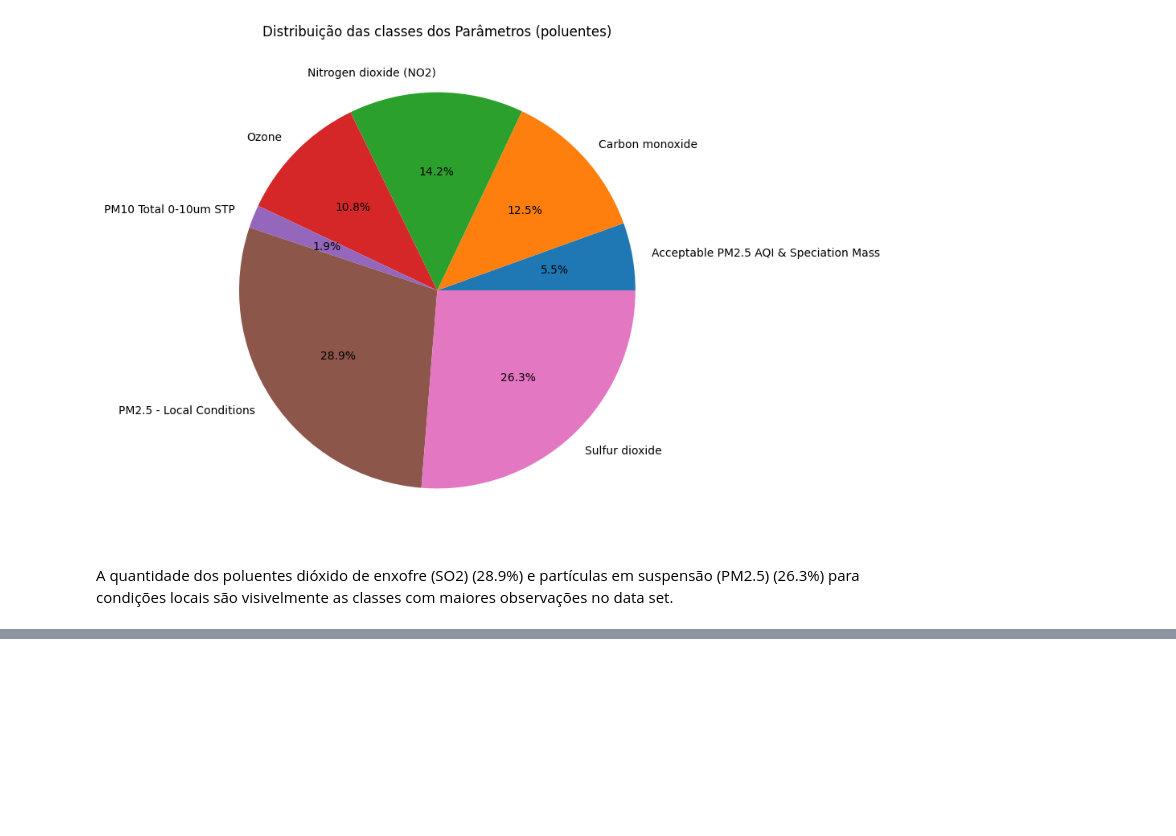
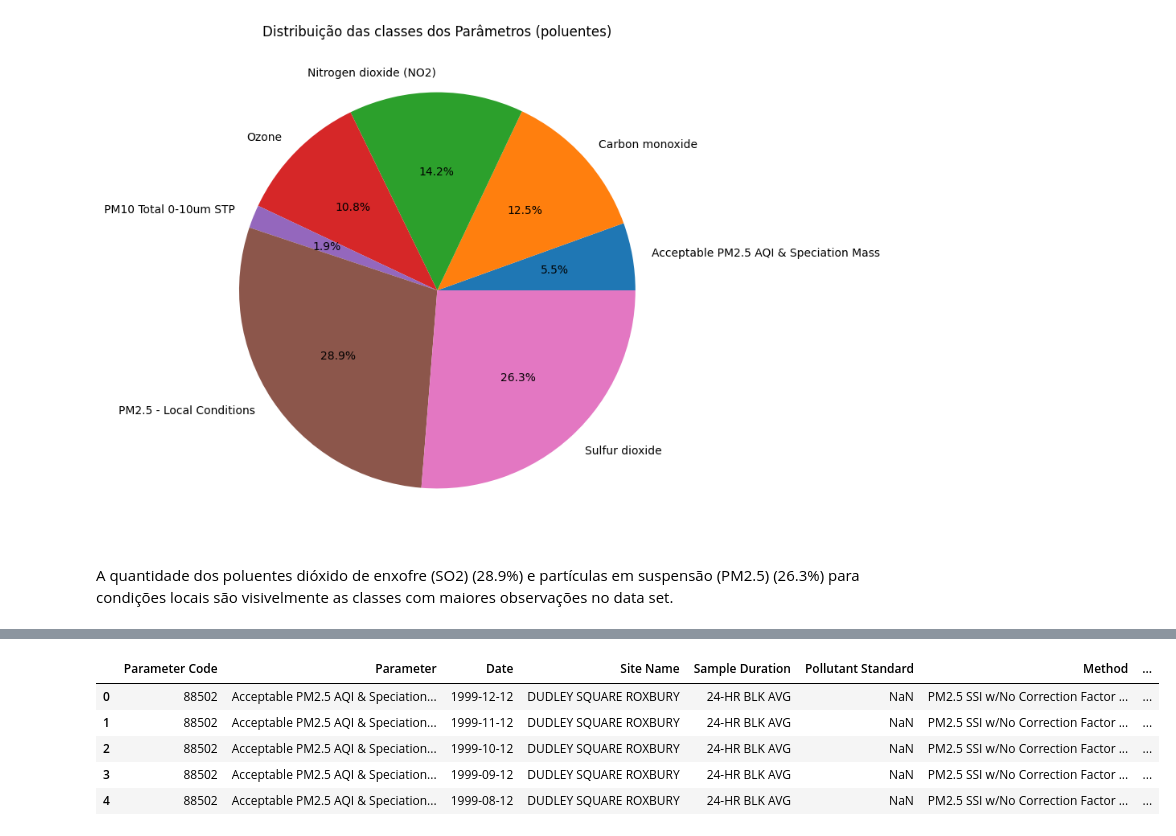
Before and after one commit to ViniciusMRod/MVP_Sprint01_PUC_Rio, a Jupyter notebook: MVP_Sprint01.ipynb, the cells around one changed output, grey strips where cells are left out. Cells and saved outputs as stored; diff of their text form; code cells hidden in the pictures; blank space fills up the shorter version.

```diff
--- a/MVP_Sprint01.ipynb
+++ b/MVP_Sprint01.ipynb
@@ -186,0 +273,11 @@ A quantidade dos poluentes dióxido de enxofre (SO2) (28.9%) e partículas em su
+# %%
+# Resetando o index
+df_complet = df_complet.reset_index(drop=True)
+df_complet.head()
+# %% [output]
+|  | Parameter Code | Parameter | Date | Site Name | Sample Duration | Pollutant Standard | Method | ... |
+| 0 | 88502 | Acceptable PM2.5 AQI & Speciation... | 1999-12-12 | DUDLEY SQUARE ROXBURY | 24-HR BLK AVG | NaN | PM2.5 SSI w/No Correction Factor ... | ... |
+| 1 | 88502 | Acceptable PM2.5 AQI & Speciation... | 1999-11-12 | DUDLEY SQUARE ROXBURY | 24-HR BLK AVG | NaN | PM2.5 SSI w/No Correction Factor ... | ... |
+| 2 | 88502 | Acceptable PM2.5 AQI & Speciation... | 1999-10-12 | DUDLEY SQUARE ROXBURY | 24-HR BLK AVG | NaN | PM2.5 SSI w/No Correction Factor ... | ... |
+| 3 | 88502 | Acceptable PM2.5 AQI & Speciation... | 1999-09-12 | DUDLEY SQUARE ROXBURY | 24-HR BLK AVG | NaN | PM2.5 SSI w/No Correction Factor ... | ... |
+| 4 | 88502 | Acceptable PM2.5 AQI & Speciation... | 1999-08-12 | DUDLEY SQUARE ROXBURY | 24-HR BLK AVG | NaN | PM2.5 SSI w/No Correction Factor ... | ... |
```
Also changed, not shown: parts of 19 cells of this notebook.
